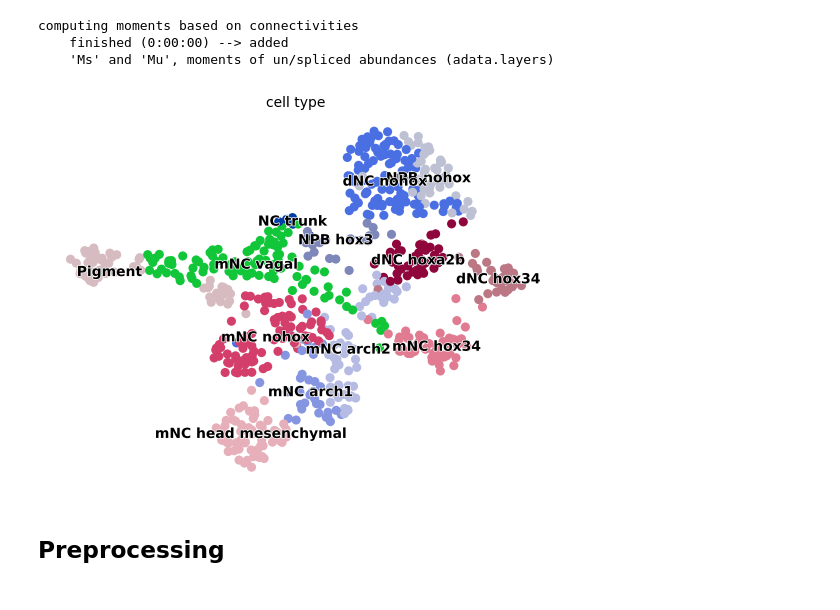
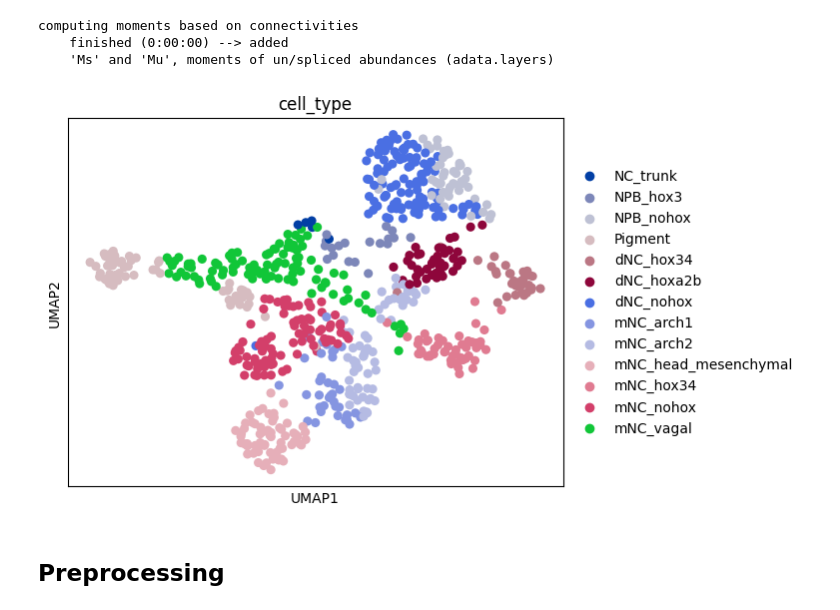
Before and after one commit to yifanchn/regvelo, a Jupyter notebook: docs/tutorial.ipynb, the cells around one changed output. Saved outputs shown, nothing was run; the diff lists cells and outputs as text; code cells hidden in the pictures.

```diff
--- a/docs/tutorial.ipynb
+++ b/docs/tutorial.ipynb
@@ -22,8 +20,8 @@ from scipy.spatial.distance import cdist
 # %% [markdown]
 ## Load datasets
 # %%
-adata = regvelovi.datasets.zebrafish_nc()
-prior_net = regvelovi.datasets.zebrafish_grn()
+adata = regvelo.datasets.zebrafish_nc()
+prior_net = regvelo.datasets.zebrafish_grn()
 TF_list = adata.var_names[adata.var["is_tf"]].tolist()
 # %%
 sc.pp.neighbors(adata, n_neighbors=30, n_pcs=50)
@@ -33,9 +31,9 @@ computing moments based on connectivities
     finished (0:00:00) --> added
     'Ms' and 'Mu', moments of un/spliced abundances (adata.layers)
 # %%
-scv.pl.umap(adata, color='cell_type')
+sc.pl.umap(adata, color='cell_type')
 # %% [output]
-[figure, old version]
+[figure, new version]
 # %% [markdown]
 ## Preprocessing
 # %%
```
Also changed, not shown: parts of 12 cells of this notebook.
